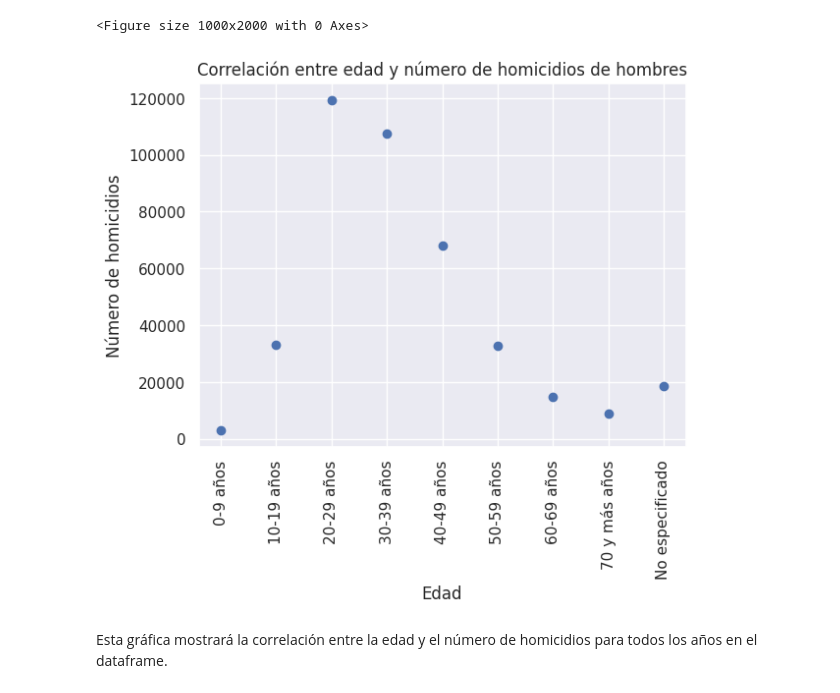
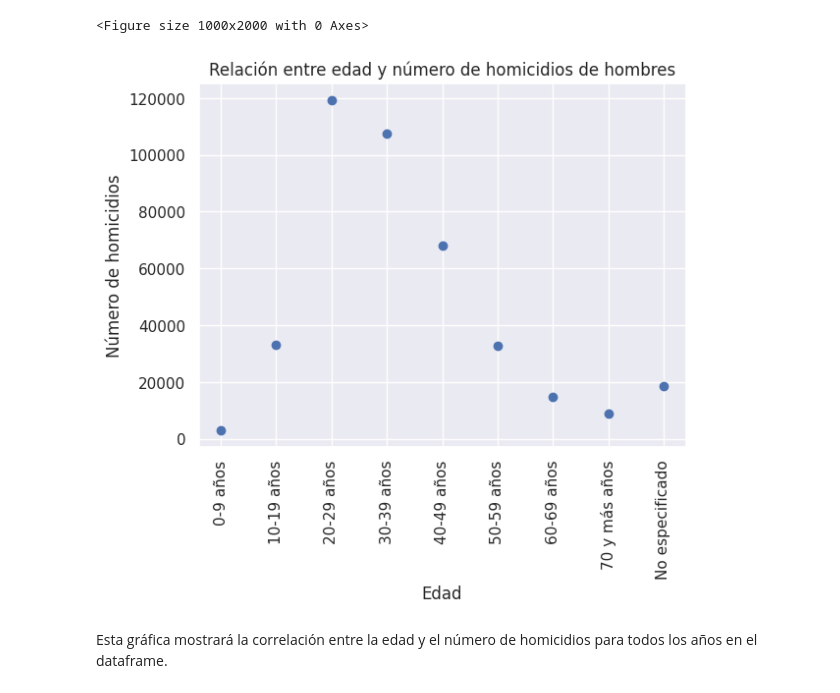
Before and after one commit to FreMeli/ASE_1, a Jupyter notebook: Grupos_de_Edad.ipynb, the cells around one changed output. Cells and saved outputs as stored; diff of their text form; code cells hidden in the pictures.

```diff
--- a/Grupos_de_Edad.ipynb
+++ b/Grupos_de_Edad.ipynb
@@ -357,25 +357,25 @@ ValueError: ignored
 # %%
 #Esto es a nivel nacional
 
 # Filtro para tomar solo los datos de cada grupo de edad en cada año
 df_edad = df_Grupos[(df_Grupos["ENTIDAD"] == "Total") & (df_Grupos["GRUPO_EDAD"] != "Total")]
 
 # Agrupamos por grupo de edad y sumamos el número de homicidios
 df_edad = df_edad.groupby("GRUPO_EDAD").sum()["HOMBRES"]
 
 # Hacemos la gráfica de dispersión
 plt.scatter(df_edad.index, df_edad.values)
 
 # Añadimos los títulos y etiquetas de los ejes
-plt.title("Correlación entre edad y número de homicidios de hombres")
+plt.title("Relación entre edad y número de homicidios de hombres")
 plt.xlabel("Edad")
 plt.ylabel("Número de homicidios")
 plt.xticks(rotation=90)
 
 # Mostramos la gráfica
 plt.show()
 # %% [output]
-[figure, old version]
+[figure, new version]
 # %% [markdown]
 Esta gráfica mostrará la correlación entre la edad y el número de homicidios para todos los años en el dataframe.
 # %%
```
Also changed, not shown: parts of 3 cells of this notebook.
